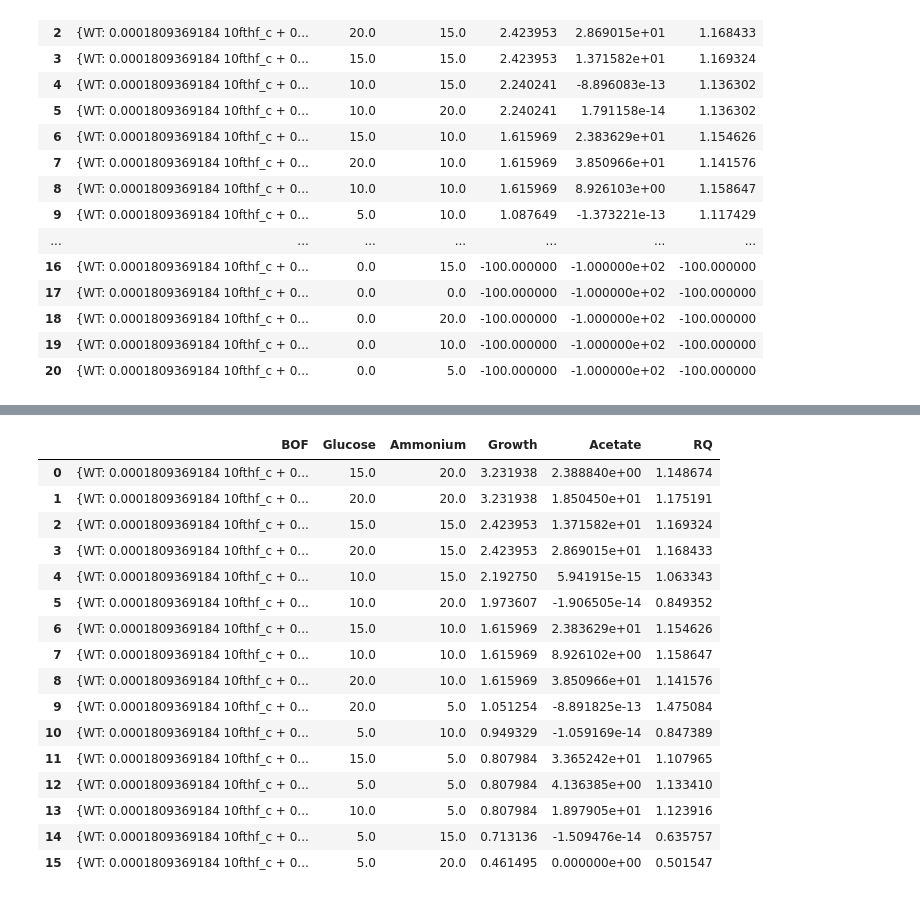
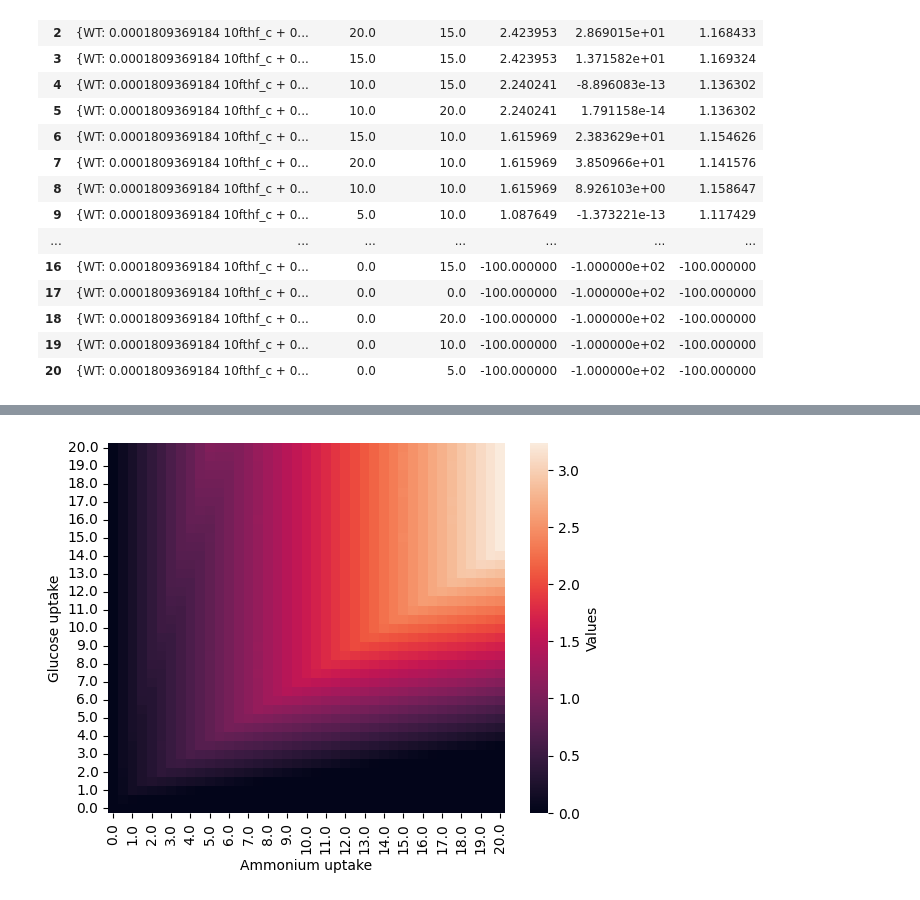
Before and after one commit to gbelis/ChE-411, a Jupyter notebook: SB_project.ipynb, the cells around one changed output, grey strips where cells are left out. Saved outputs shown, nothing was run; the diff lists cells and outputs as text; code cells hidden in the pictures.

```diff
--- a/SB_project.ipynb
+++ b/SB_project.ipynb
@@ -214,20 +158,2 @@ BTW_df
 # %%
-BTW_df.sort_values('Growth', ascending=False).drop_duplicates(['Glucose', 'Ammonium'], keep='first').reset_index(drop=True)
+BTW_df_clean = BTW_df.sort_values('Growth', ascending=False).drop_duplicates(['Glucose', 'Ammonium'], keep='first').reset_index(drop=True)
-# %% [output]
-|  | BOF | Glucose | Ammonium | Growth | Acetate | RQ |
-| 0 | {WT: 0.0001809369184 10fthf_c + 0... | 15.0 | 20.0 | 3.231938 | 2.388840e+00 | 1.148674 |
-| 1 | {WT: 0.0001809369184 10fthf_c + 0... | 20.0 | 20.0 | 3.231938 | 1.850450e+01 | 1.175191 |
-| 2 | {WT: 0.0001809369184 10fthf_c + 0... | 15.0 | 15.0 | 2.423953 | 1.371582e+01 | 1.169324 |
-| 3 | {WT: 0.0001809369184 10fthf_c + 0... | 20.0 | 15.0 | 2.423953 | 2.869015e+01 | 1.168433 |
-| 4 | {WT: 0.0001809369184 10fthf_c + 0... | 10.0 | 15.0 | 2.192750 | 5.941915e-15 | 1.063343 |
-| 5 | {WT: 0.0001809369184 10fthf_c + 0... | 10.0 | 20.0 | 1.973607 | -1.906505e-14 | 0.849352 |
-| 6 | {WT: 0.0001809369184 10fthf_c + 0... | 15.0 | 10.0 | 1.615969 | 2.383629e+01 | 1.154626 |
-| 7 | {WT: 0.0001809369184 10fthf_c + 0... | 10.0 | 10.0 | 1.615969 | 8.926102e+00 | 1.158647 |
-| 8 | {WT: 0.0001809369184 10fthf_c + 0... | 20.0 | 10.0 | 1.615969 | 3.850966e+01 | 1.141576 |
-| 9 | {WT: 0.0001809369184 10fthf_c + 0... | 20.0 | 5.0 | 1.051254 | -8.891825e-13 | 1.475084 |
-| 10 | {WT: 0.0001809369184 10fthf_c + 0... | 5.0 | 10.0 | 0.949329 | -1.059169e-14 | 0.847389 |
-| 11 | {WT: 0.0001809369184 10fthf_c + 0... | 15.0 | 5.0 | 0.807984 | 3.365242e+01 | 1.107965 |
-| 12 | {WT: 0.0001809369184 10fthf_c + 0... | 5.0 | 5.0 | 0.807984 | 4.136385e+00 | 1.133410 |
-| 13 | {WT: 0.0001809369184 10fthf_c + 0... | 10.0 | 5.0 | 0.807984 | 1.897905e+01 | 1.123916 |
-| 14 | {WT: 0.0001809369184 10fthf_c + 0... | 5.0 | 15.0 | 0.713136 | -1.509476e-14 | 0.635757 |
-| 15 | {WT: 0.0001809369184 10fthf_c + 0... | 5.0 | 20.0 | 0.461495 | 0.000000e+00 | 0.501547 |
@@ -236,0 +160,5 @@ BTW_df.sort_values('Growth', ascending=False).drop_duplicates(['Glucose', 'Ammon
+# %%
+fig,ax = plt.subplots(1,1)
+plot_heatmap(BTW_df_clean, ax=ax, metric='Growth')
+# %% [output]
+[figure, added]
```
Also changed, not shown: parts of 29 cells of this notebook, 1 other file.
